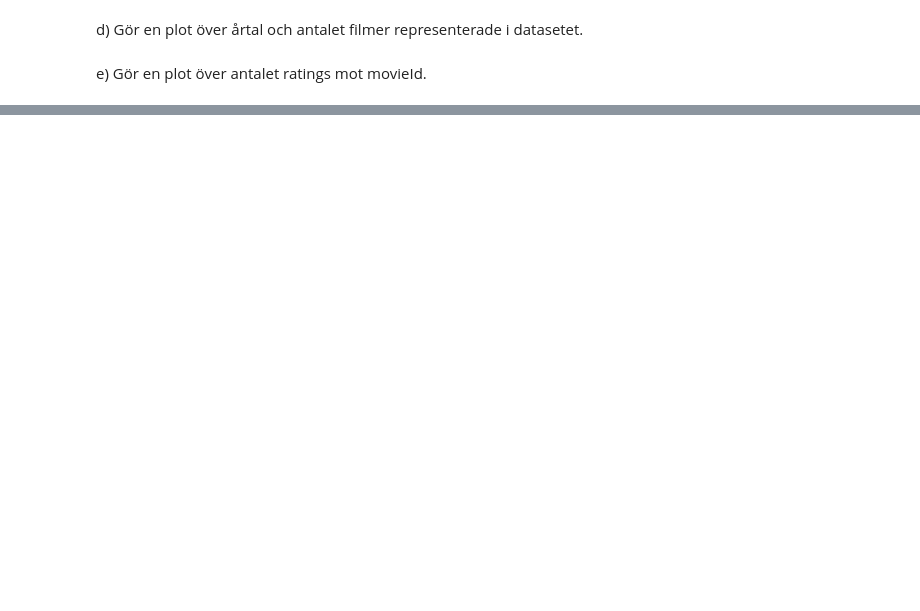
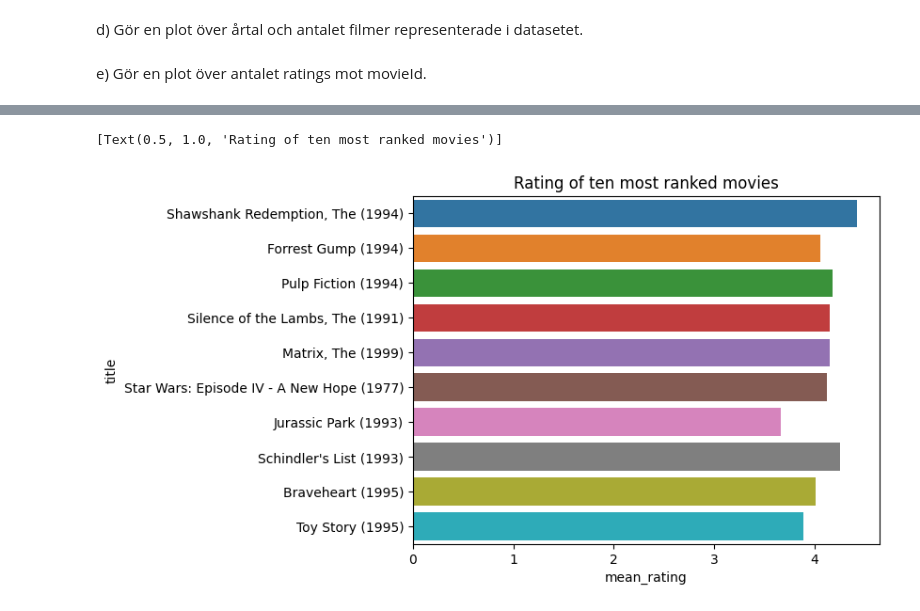
Before and after one commit to HakanAkerblom/Machine-learning-Hakan-Akerblom, a Jupyter notebook: Laboration/1. Recommender.ipynb, the cells around one changed output, grey strips where cells are left out. Cells and saved outputs as stored; diff of their text form; code cells hidden in the pictures; blank space fills up the shorter version.

```diff
--- a/Laboration/1. Recommender.ipynb
+++ b/Laboration/1. Recommender.ipynb
@@ -120,6 +185,0 @@ sns.histplot(df_movies, x="total_ratings", binwidth=4000).set(title="Histogram f
-# %%
-import numpy as np
-
-#ratings["mean_rating"] = ratings["rating"].mean()
-df_movies["mean_rating"] = df_ratings.groupby('movieId')['rating'].transform(np.mean)
-df_movies.sort_values(by="total_ratings", ascending=False)
@@ -148,0 +189,3 @@ df_ratings = df_ratings[:5000000]
+# %%
+df_movies_merged = pd.merge(df_movies, df_ratings_mean, how = "left", on="movieId")
+df_movies_merged = pd.merge(df_movies_merged, df_ratings_count, how = "left", on="movieId")
@@ -148,0 +207,9 @@ df_ratings = df_ratings[:5000000]
+# %%
+sns.barplot(
+    df_movies_merged.sort_values("count", ascending=False).head(10),
+    y="title",
+    x="mean_rating",
+).set(title="Rating of ten most ranked movies")
+# %% [output]
+[Text(0.5, 1.0, 'Rating of ten most ranked movies')]
+[figure, added]
```
Also changed, not shown: parts of 24 cells of this notebook, 4 other files.
